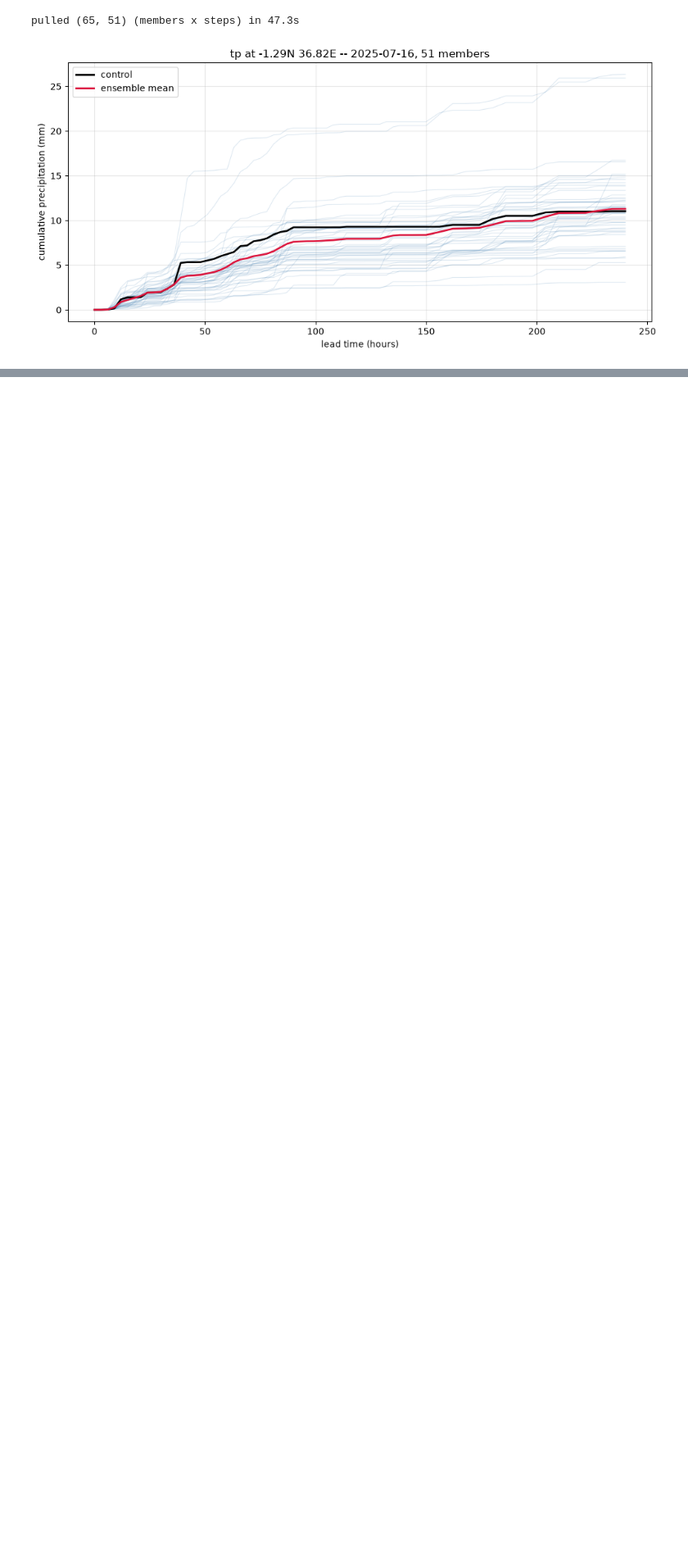
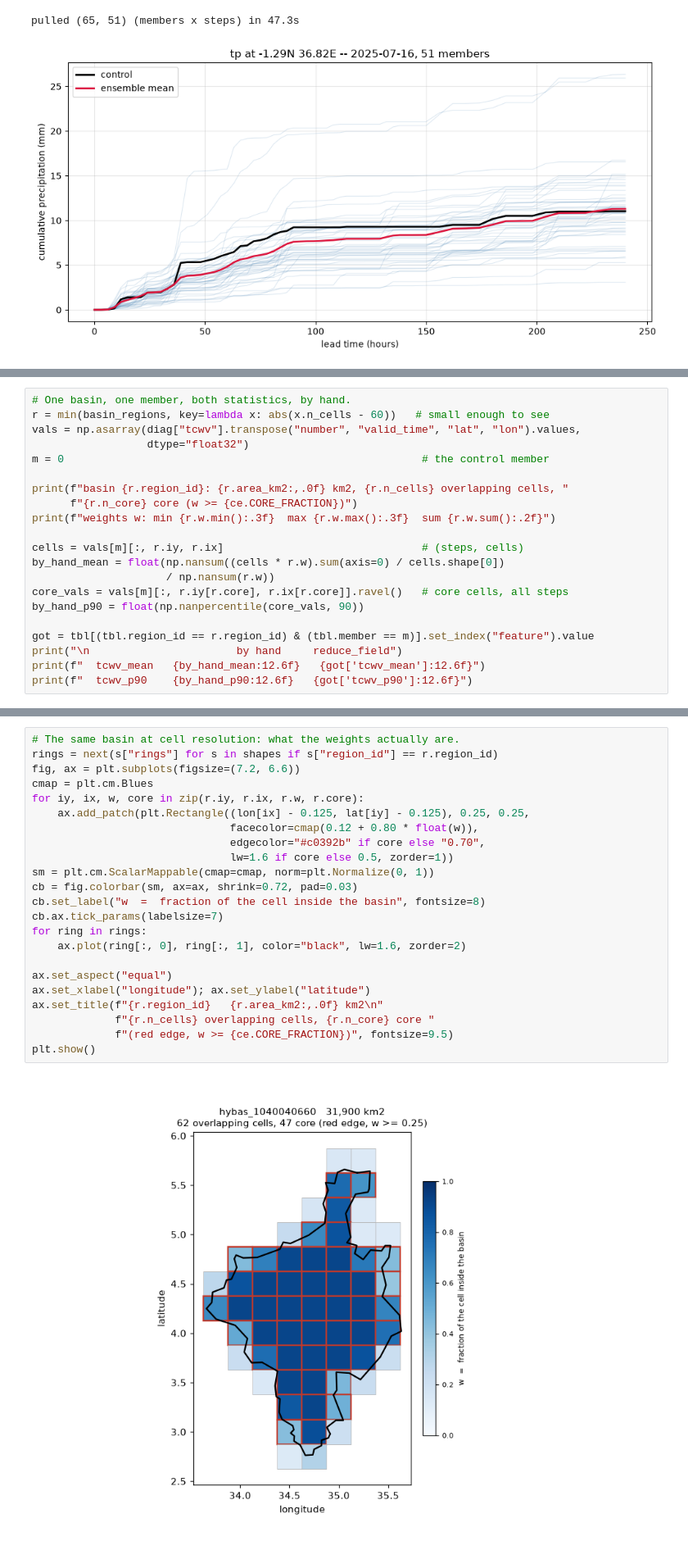
Before and after one commit to icpac-igad/code-for-earth, a Jupyter notebook: demo7-using-realized-icechunk-store-source-coop/USING_REALIZED_EA_SWIO_STORE.ipynb, the cells around one changed output, grey strips where cells are left out. Shown at 82% size. Cells and saved outputs as stored; diff of their text form; blank space fills up the shorter version.

```diff
--- a/demo7-using-realized-icechunk-store-source-coop/USING_REALIZED_EA_SWIO_STORE.ipynb
+++ b/demo7-using-realized-icechunk-store-source-coop/USING_REALIZED_EA_SWIO_STORE.ipynb
@@ -606,0 +912,21 @@ pulled (65, 51) (members x steps) in 47.3s
+# %%
+# One basin, one member, both statistics, by hand.
+r = min(basin_regions, key=lambda x: abs(x.n_cells - 60))   # small enough to see
+vals = np.asarray(diag["tcwv"].transpose("number", "valid_time", "lat", "lon").values,
+                  dtype="float32")
+m = 0                                                        # the control member
+
+print(f"basin {r.region_id}: {r.area_km2:,.0f} km2, {r.n_cells} overlapping cells, "
+      f"{r.n_core} core (w >= {ce.CORE_FRACTION})")
+print(f"weights w: min {r.w.min():.3f}  max {r.w.max():.3f}  sum {r.w.sum():.2f}")
+
+cells = vals[m][:, r.iy, r.ix]                               # (steps, cells)
+by_hand_mean = float(np.nansum((cells * r.w).sum(axis=0) / cells.shape[0])
+                     / np.nansum(r.w))
+core_vals = vals[m][:, r.iy[r.core], r.ix[r.core]].ravel()   # core cells, all steps
+by_hand_p90 = float(np.nanpercentile(core_vals, 90))
+
+got = tbl[(tbl.region_id == r.region_id) & (tbl.member == m)].set_index("feature").value
+print("\n                       by hand     reduce_field")
+print(f"  tcwv_mean   {by_hand_mean:12.6f}   {got['tcwv_mean']:12.6f}")
+print(f"  tcwv_p90    {by_hand_p90:12.6f}   {got['tcwv_p90']:12.6f}")
@@ -606,0 +940,25 @@ pulled (65, 51) (members x steps) in 47.3s
+# %%
+# The same basin at cell resolution: what the weights actually are.
+rings = next(s["rings"] for s in shapes if s["region_id"] == r.region_id)
+fig, ax = plt.subplots(figsize=(7.2, 6.6))
+cmap = plt.cm.Blues
+for iy, ix, w, core in zip(r.iy, r.ix, r.w, r.core):
+    ax.add_patch(plt.Rectangle((lon[ix] - 0.125, lat[iy] - 0.125), 0.25, 0.25,
+                               facecolor=cmap(0.12 + 0.80 * float(w)),
+                               edgecolor="#c0392b" if core else "0.70",
+                               lw=1.6 if core else 0.5, zorder=1))
+sm = plt.cm.ScalarMappable(cmap=cmap, norm=plt.Normalize(0, 1))
+cb = fig.colorbar(sm, ax=ax, shrink=0.72, pad=0.03)
+cb.set_label("w  =  fraction of the cell inside the basin", fontsize=8)
+cb.ax.tick_params(labelsize=7)
+for ring in rings:
+    ax.plot(ring[:, 0], ring[:, 1], color="black", lw=1.6, zorder=2)
+
+ax.set_aspect("equal")
+ax.set_xlabel("longitude"); ax.set_ylabel("latitude")
+ax.set_title(f"{r.region_id}   {r.area_km2:,.0f} km2\n"
+             f"{r.n_cells} overlapping cells, {r.n_core} core "
+             f"(red edge, w >= {ce.CORE_FRACTION})", fontsize=9.5)
+plt.show()
+# %% [output]
+[figure, added]
```
Also changed, not shown: parts of 21 cells of this notebook.
